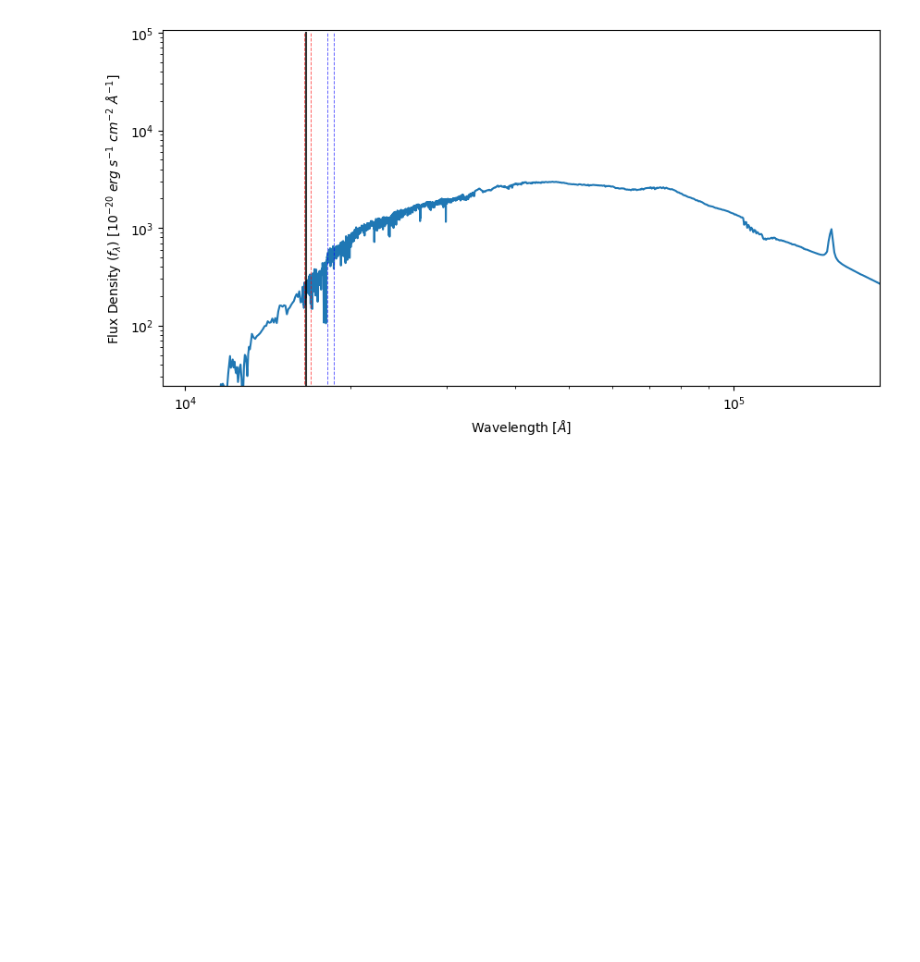
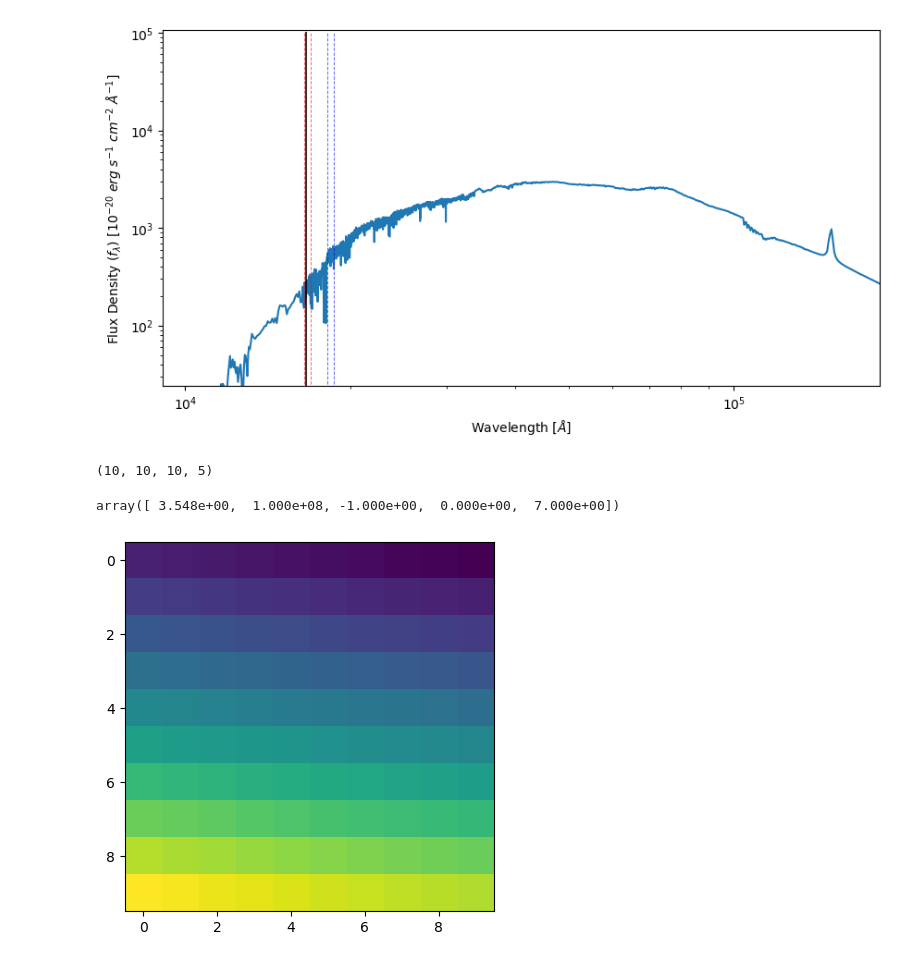
Before and after one commit to sem635NAU/REU, a Jupyter notebook: Notebooks/Notebook_6_25_1.ipynb, the cells around one changed output. Cells and saved outputs as stored; diff of their text form; code cells hidden in the pictures; blank space fills up the shorter version.

```diff
--- a/Notebooks/Notebook_6_25_1.ipynb
+++ b/Notebooks/Notebook_6_25_1.ipynb
@@ -117,3 +117,19 @@ ylabel(r'Flux Density ($f_\lambda$) [$10^{-20}$ $erg$ $s^{-1}$ $cm^{-2}$ $\AA^{-
 show()
 # %% [output]
 [figure]
+# %%
+data_grid_params.shape
+# %% [output]
+(10, 10, 10, 5)
+# %%
+test = data_grid_params[0,:,:,:]
+test
+# %% [output]
+array([ 3.548e+00,  1.000e+08, -1.000e+00,  0.000e+00,  7.000e+00])
+# %%
+test = data_grid_break[0,:,:,0]
+# %%
+imshow(test)
+show()
+# %% [output]
+[figure, added]
```
Also changed, not shown: parts of 2 cells of this notebook, 3 other files.
